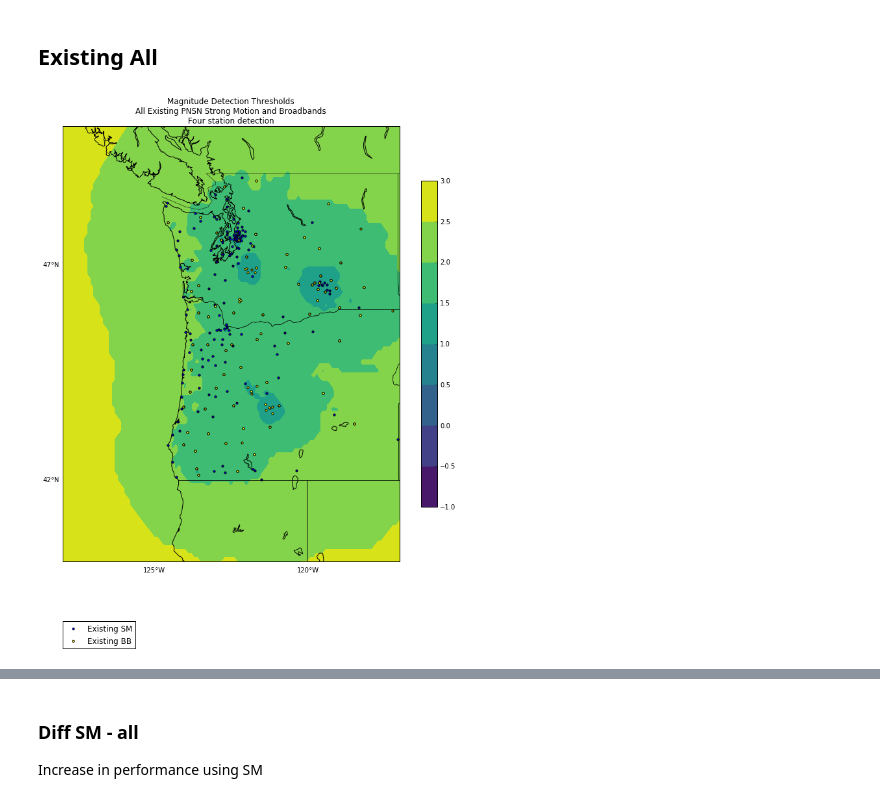
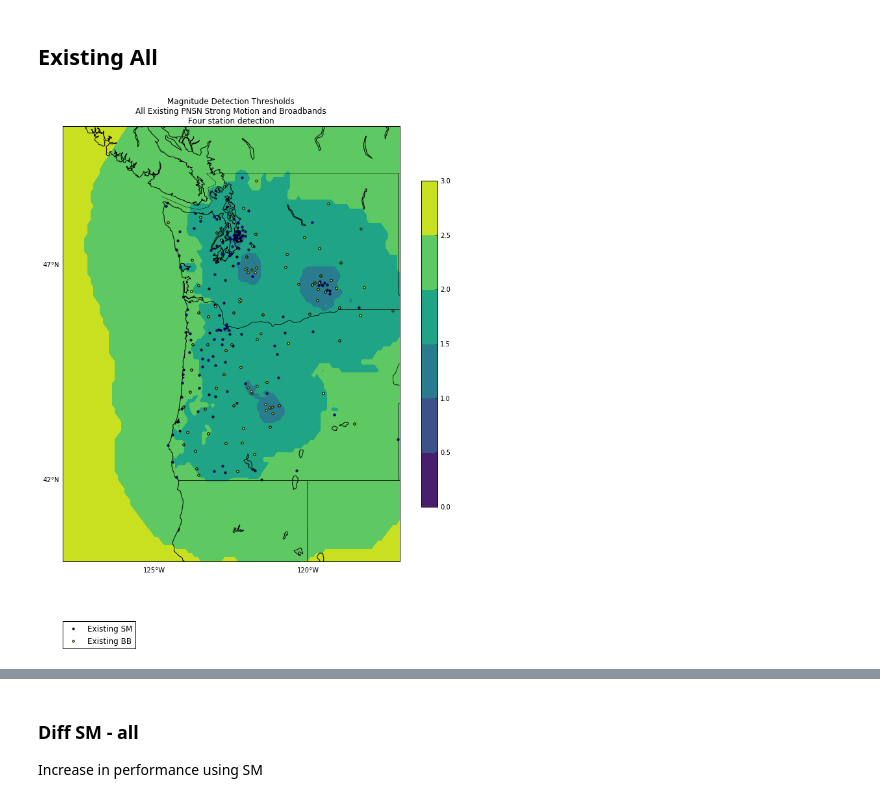
Before and after one commit to pnsn/magd_client, a Jupyter notebook: notebooks/2019_noise_all_pnsn.ipynb, the cells around one changed output, grey strips where cells are left out. Cells and saved outputs as stored; diff of their text form; code cells hidden in the pictures.

```diff
--- a/notebooks/2019_noise_all_pnsn.ipynb
+++ b/notebooks/2019_noise_all_pnsn.ipynb
@@ -253,17 +251,17 @@ Wall time: 3.9 s
 # %% [markdown]
 ## Existing All
 # %%
-#Performance 1.5 minutes
+# Performance 1.5 minutes
 path = grid_eew_existing_all.get_path()
-%time %run -i scripts/plot_heatmap.py \
---path=$path \
---title1='Magnitude Detection Thresholds' \
---title2='All Existing PNSN Strong Motion and Broadbands' \
---title3='Four station detection' \
---plotwidth=60 \
---plotstas=True \
---plotwidth=15 \
---color=viridis \
---levels=-1,-0.5,0,0.5,1,1.5,2,2.5,3
+%time % run - i scripts / plot_heatmap.py \
+    - -path =$path \
+    - -title1 = 'Magnitude Detection Thresholds' \
+    - -title2 = 'All Existing PNSN Strong Motion and Broadbands' \
+    - -title3 = 'Four station detection' \
+    - -plotwidth = 60 \
+    - -plotstas = True \
+    - -plotwidth = 15 \
+    - -color = viridis \
+    - -levels = 0, 0.5, 1, 1.5, 2, 2.5, 3
 # %% [output]
-[figure, old version]
+[figure, new version]
```
Also changed, not shown: parts of 21 cells of this notebook, 4 other files.
